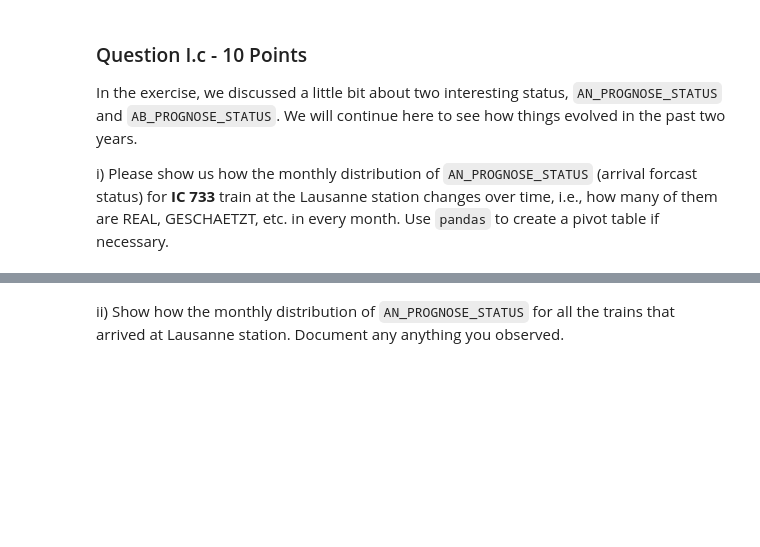
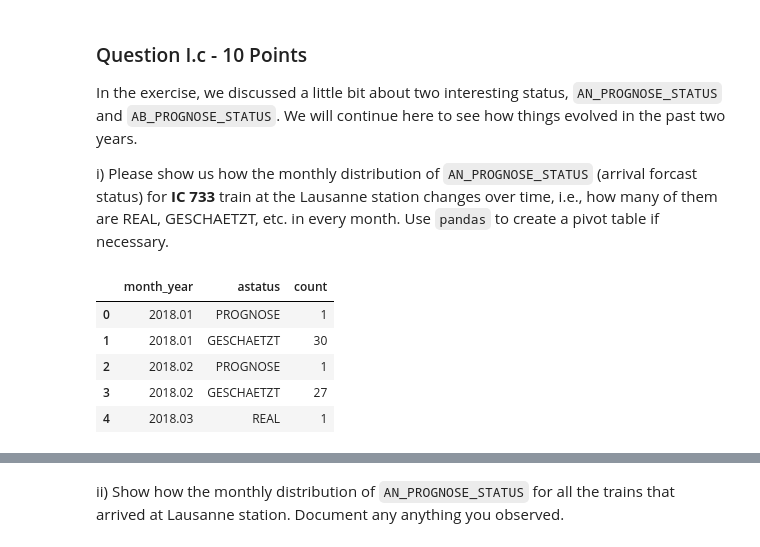
Before and after one commit to FurkanKarakas/dslab-homework-1, a Jupyter notebook: notebooks/DSLab_homework-1.ipynb, the cells around one changed output, grey strips where cells are left out. Saved outputs shown, nothing was run; the diff lists cells and outputs as text; code cells hidden in the pictures; blank space fills up the shorter version.

```diff
--- a/notebooks/DSLab_homework-1.ipynb
+++ b/notebooks/DSLab_homework-1.ipynb
@@ -301,0 +314,9 @@ i) Please show us how the monthly distribution of `AN_PROGNOSE_STATUS` (arrival
+# %%
+df.head()
+# %% [output]
+|  | month_year | astatus | count |
+| 0 | 2018.01 | PROGNOSE | 1 |
+| 1 | 2018.01 | GESCHAETZT | 30 |
+| 2 | 2018.02 | PROGNOSE | 1 |
+| 3 | 2018.02 | GESCHAETZT | 27 |
+| 4 | 2018.03 | REAL | 1 |
```
Also changed, not shown: parts of 5 cells of this notebook.
